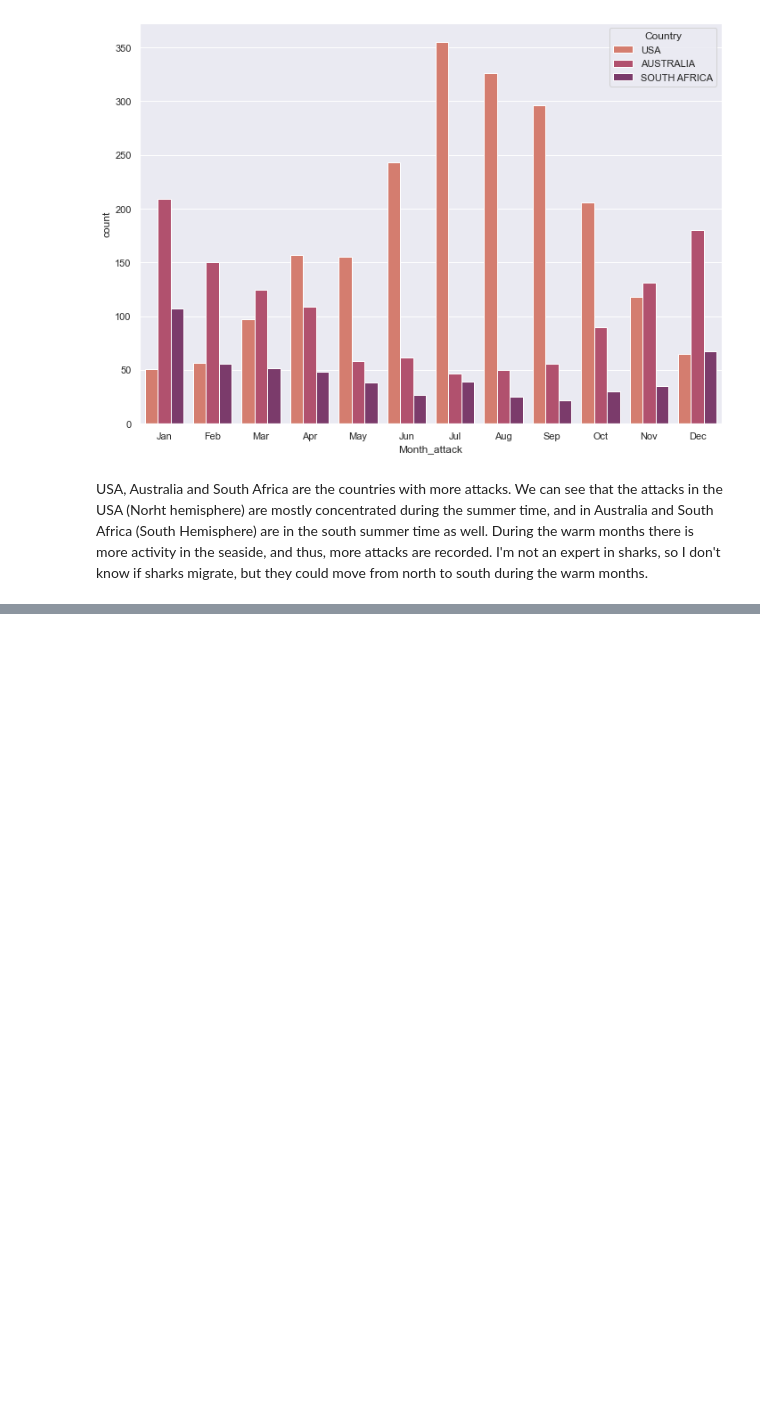
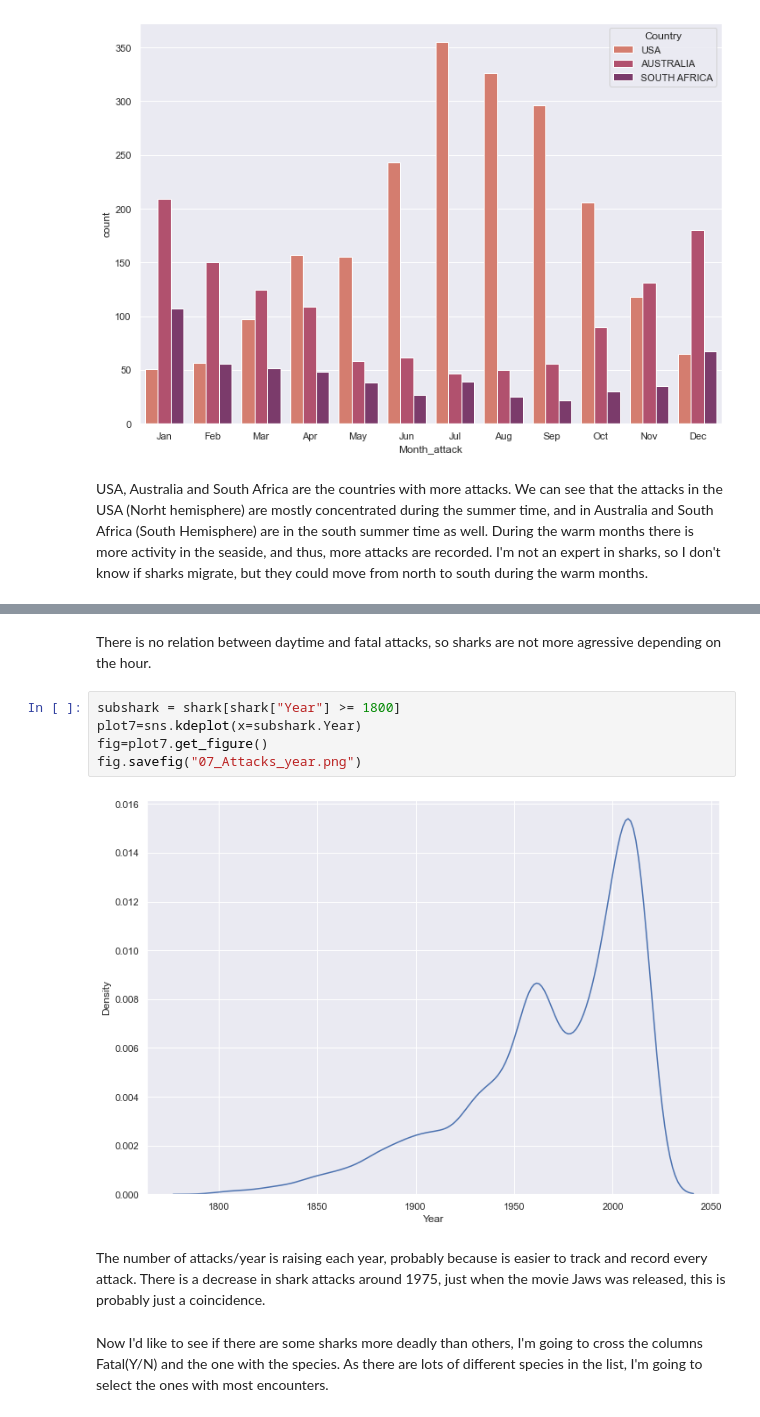
Before and after one commit to antoniogarciagiron/Project-Pandas-Shark-Attack, a Jupyter notebook: Visualization.ipynb, the cells around one changed output, grey strips where cells are left out. Saved outputs shown, nothing was run; the diff lists cells and outputs as text; blank space fills up the shorter version.

```diff
--- a/Visualization.ipynb
+++ b/Visualization.ipynb
@@ -123,0 +130,14 @@ I'm not an expert in sharks, so I don't know if sharks migrate, but they could m
+# %% [markdown]
+There is no relation between daytime and fatal attacks, so sharks are not more agressive depending on the hour.
+# %%
+subshark = shark[shark["Year"] >= 1800]
+plot7=sns.kdeplot(x=subshark.Year)
+fig=plot7.get_figure()
+fig.savefig("07_Attacks_year.png")
+# %% [output]
+[figure, added]
+# %% [markdown]
+The number of attacks/year is raising each year, probably because is easier to track and record every attack. There is a decrease in shark attacks around 1975, just when the movie Jaws was released, this is probably just a coincidence.
+# %% [markdown]
+Now I'd like to see if there are some sharks more deadly than others, I'm going to cross the columns Fatal(Y/N) and the one with the species.
+As there are lots of different species in the list, I'm going to select the ones with most encounters.
```
Also changed, not shown: parts of 13 cells of this notebook, 12 other files.
